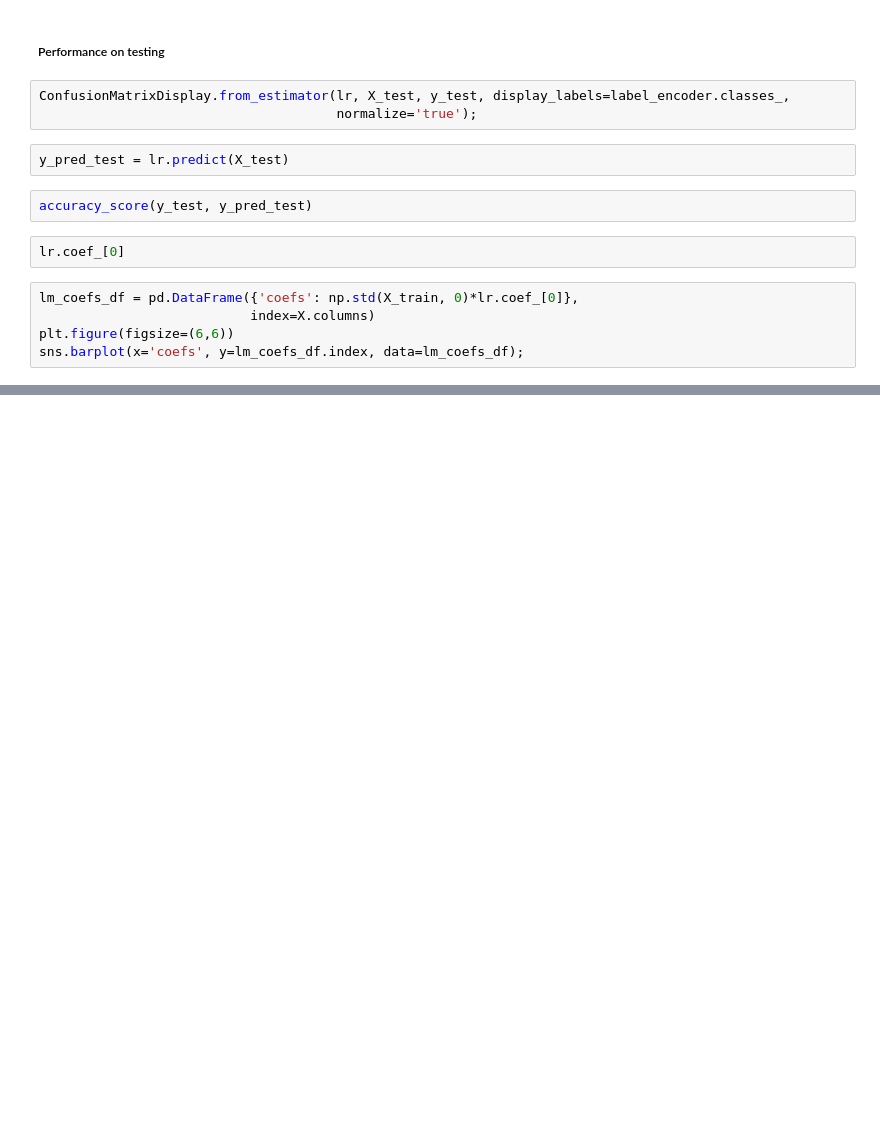
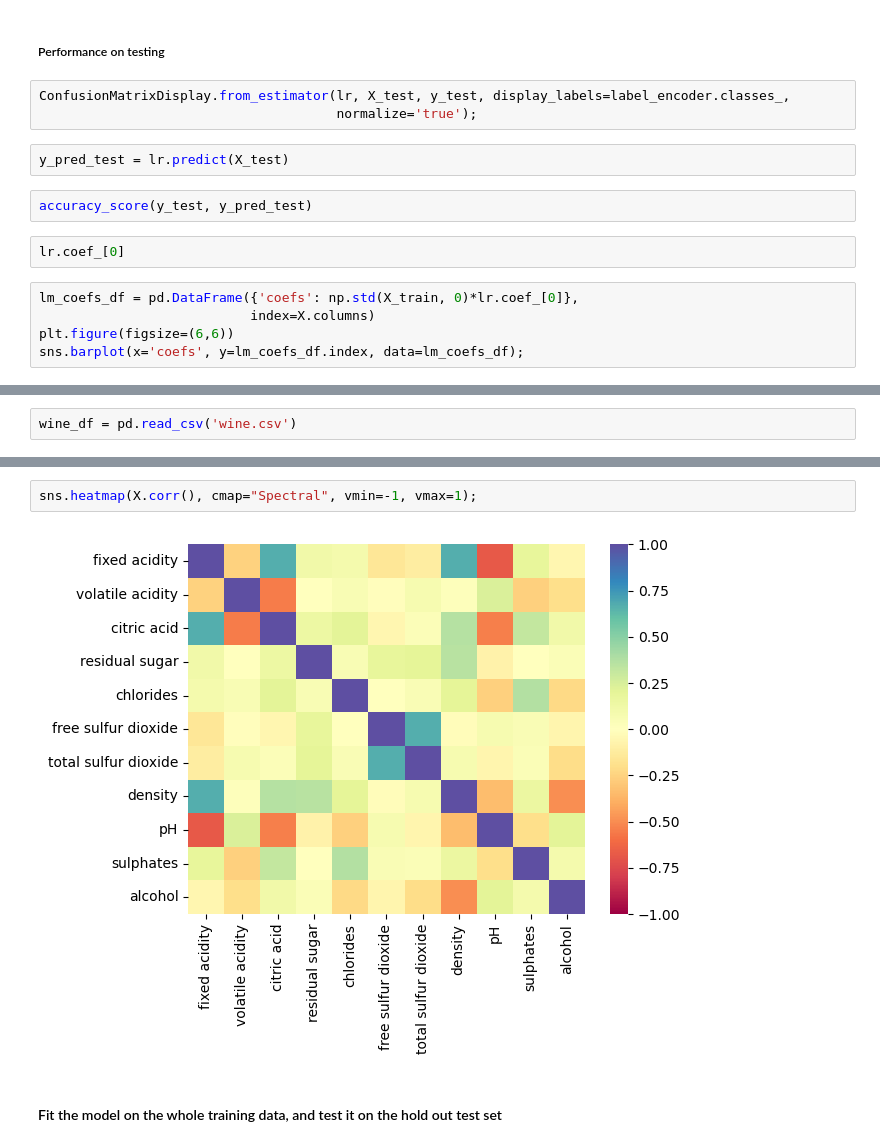
Before and after one commit to ds-courses/ml-series, a Jupyter notebook: ML_series.ipynb, the cells around one changed output, grey strips where cells are left out. Cells and saved outputs as stored; diff of their text form; blank space fills up the shorter version.

```diff
--- a/ML_series.ipynb
+++ b/ML_series.ipynb
@@ -799,0 +829,2 @@ sns.barplot(x='coefs', y=lm_coefs_df.index, data=lm_coefs_df);
+# %%
+wine_df = pd.read_csv('wine.csv')
@@ -799,0 +908,6 @@ sns.barplot(x='coefs', y=lm_coefs_df.index, data=lm_coefs_df);
+# %%
+sns.heatmap(X.corr(), cmap="Spectral", vmin=-1, vmax=1);
+# %% [output]
+[figure, added]
+# %% [markdown]
+#### Fit the model on the whole training data, and test it on the hold out test set
```
Also changed, not shown: parts of 59 cells of this notebook, 1 other file.
